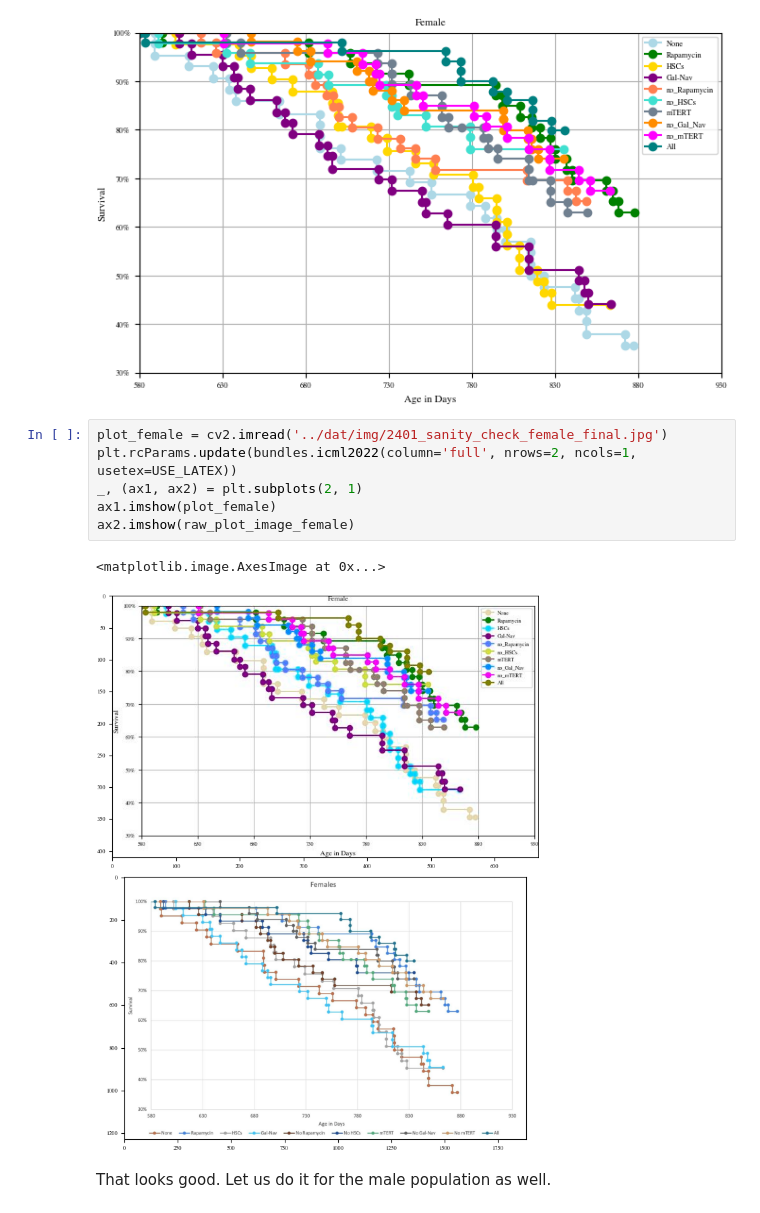
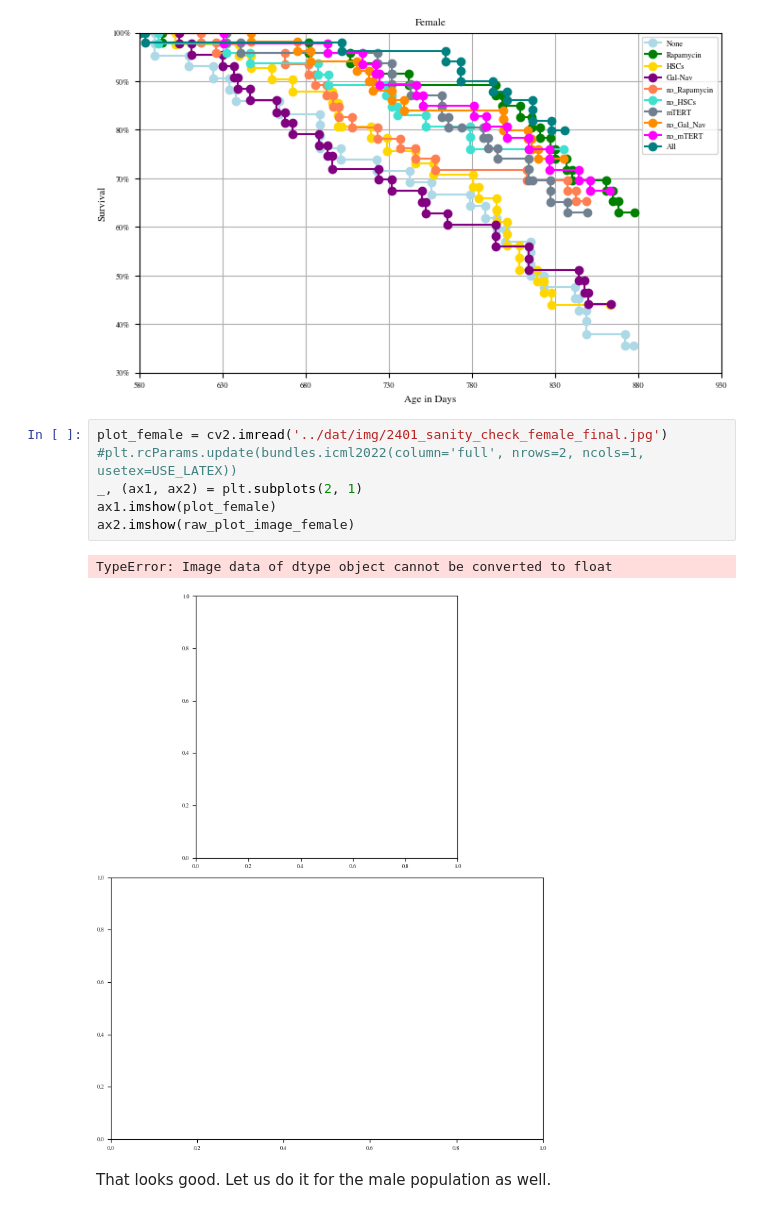
Before and after one commit to shs2017/Data-Literacy, a Jupyter notebook: exp/002_ExtractingPointsFromPlot.ipynb, the cells around one changed output. Cells and saved outputs as stored; diff of their text form.

```diff
--- a/exp/002_ExtractingPointsFromPlot.ipynb
+++ b/exp/002_ExtractingPointsFromPlot.ipynb
@@ -263,13 +263,13 @@ plotTimeline(female_df, 'Female', '../dat/img/2401_sanity_check_female_final' +
 [figure]
 # %%
 plot_female = cv2.imread('../dat/img/2401_sanity_check_female_final.jpg')
-plt.rcParams.update(bundles.icml2022(column='full', nrows=2, ncols=1, usetex=USE_LATEX))
+#plt.rcParams.update(bundles.icml2022(column='full', nrows=2, ncols=1, usetex=USE_LATEX))
 _, (ax1, ax2) = plt.subplots(2, 1)
 ax1.imshow(plot_female)
 ax2.imshow(raw_plot_image_female)
 # %% [output]
-<matplotlib.image.AxesImage at 0x...>
+TypeError: Image data of dtype object cannot be converted to float
-[figure, old version]
+[figure, new version]
 # %% [markdown]
 That looks good. Let us do it for the male population as well.
 # %%
```
Also changed, not shown: parts of 4 cells of this notebook, 14 other files.
